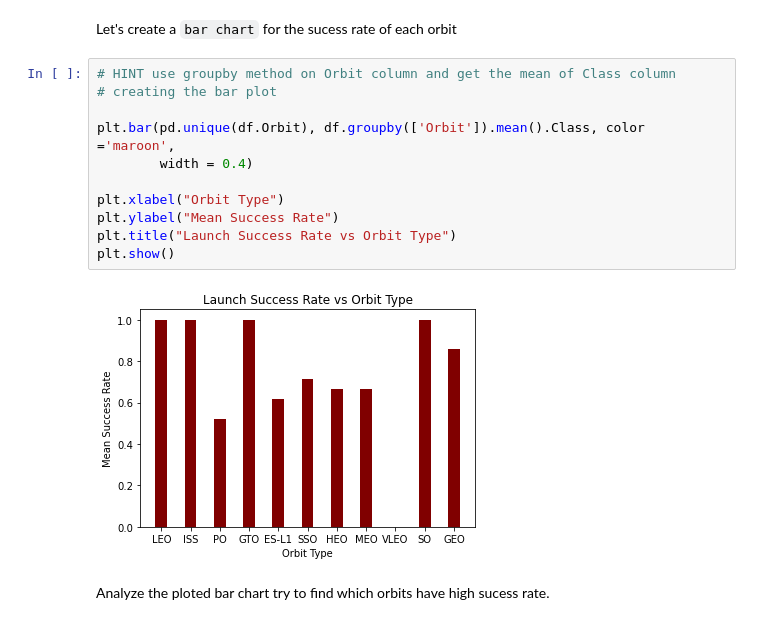
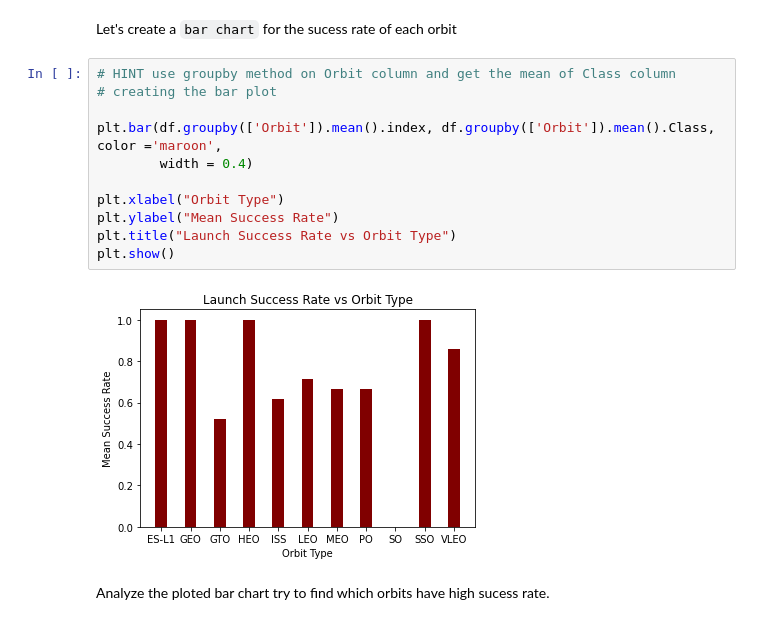
Before and after one commit to idantonakakis/capstoneProject, a Jupyter notebook: EDA with Data Visualization.ipynb, the cells around one changed output. Saved outputs shown, nothing was run; the diff lists cells and outputs as text.

```diff
--- a/EDA with Data Visualization.ipynb
+++ b/EDA with Data Visualization.ipynb
@@ -115,16 +115,16 @@ Let's create a `bar chart` for the sucess rate of each orbit
 # %%
 # HINT use groupby method on Orbit column and get the mean of Class column
 # creating the bar plot
 
-plt.bar(pd.unique(df.Orbit), df.groupby(['Orbit']).mean().Class, color ='maroon',
+plt.bar(df.groupby(['Orbit']).mean().index, df.groupby(['Orbit']).mean().Class, color ='maroon',
         width = 0.4)
 
 plt.xlabel("Orbit Type")
 plt.ylabel("Mean Success Rate")
 plt.title("Launch Success Rate vs Orbit Type")
 plt.show()
 # %% [output]
-[figure, old version]
+[figure, new version]
 # %% [markdown]
 Analyze the ploted bar chart try to find which orbits have high sucess rate.
 # %% [markdown]
```
Also changed, not shown: parts of 4 cells of this notebook.
